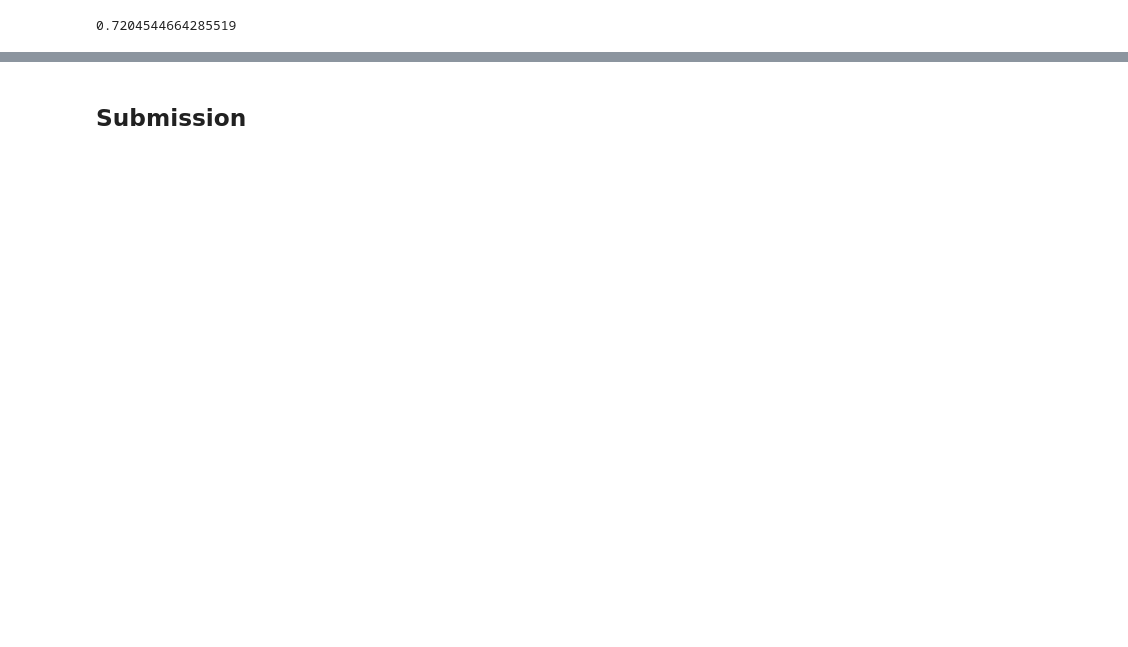
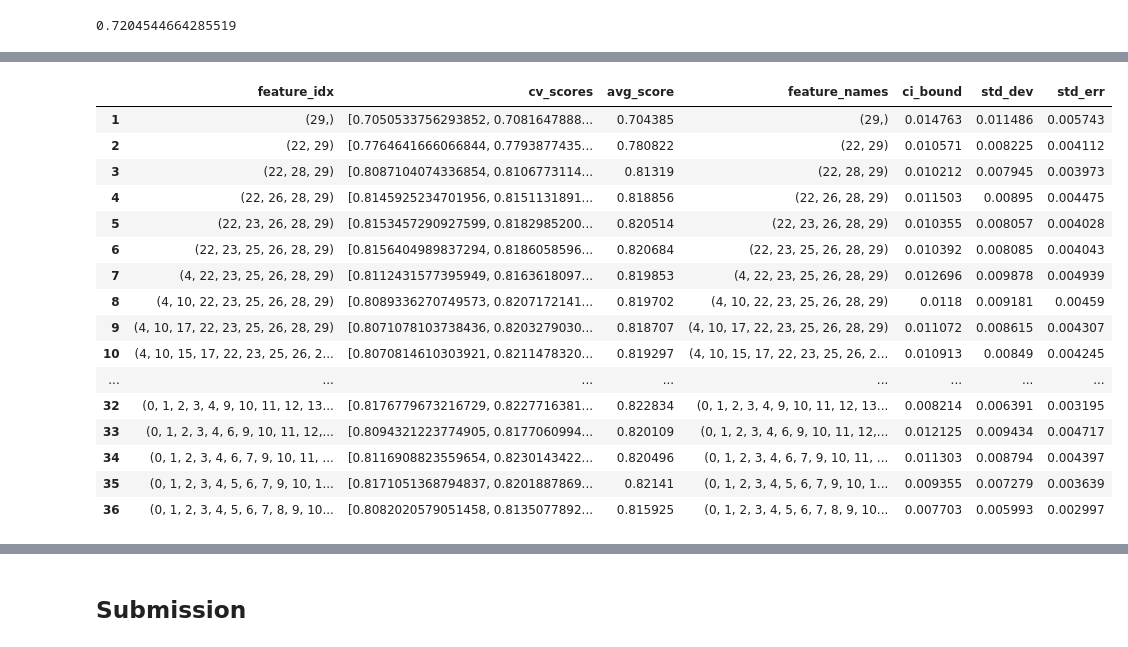
Before and after one commit to FelixFern/FINDIT-2023-ODE, a Jupyter notebook: main.ipynb, the cells around one changed output, grey strips where cells are left out. Saved outputs shown, nothing was run; the diff lists cells and outputs as text; code cells hidden in the pictures; blank space fills up the shorter version.

```diff
--- a/main.ipynb
+++ b/main.ipynb
@@ -956,0 +1004,21 @@ len(predictions_flu)
+# %%
+sfdf1 = pd.DataFrame.from_dict(sfs1.get_metric_dict()).T
+sfdf1
+# %% [output]
+|  | feature_idx | cv_scores | avg_score | feature_names | ci_bound | std_dev | std_err |
+| 1 | (29,) | [0.7050533756293852, 0.7081647888... | 0.704385 | (29,) | 0.014763 | 0.011486 | 0.005743 |
+| 2 | (22, 29) | [0.7764641666066844, 0.7793877435... | 0.780822 | (22, 29) | 0.010571 | 0.008225 | 0.004112 |
+| 3 | (22, 28, 29) | [0.8087104074336854, 0.8106773114... | 0.81319 | (22, 28, 29) | 0.010212 | 0.007945 | 0.003973 |
+| 4 | (22, 26, 28, 29) | [0.8145925234701956, 0.8151131891... | 0.818856 | (22, 26, 28, 29) | 0.011503 | 0.00895 | 0.004475 |
+| 5 | (22, 23, 26, 28, 29) | [0.8153457290927599, 0.8182985200... | 0.820514 | (22, 23, 26, 28, 29) | 0.010355 | 0.008057 | 0.004028 |
+| 6 | (22, 23, 25, 26, 28, 29) | [0.8156404989837294, 0.8186058596... | 0.820684 | (22, 23, 25, 26, 28, 29) | 0.010392 | 0.008085 | 0.004043 |
+| 7 | (4, 22, 23, 25, 26, 28, 29) | [0.8112431577395949, 0.8163618097... | 0.819853 | (4, 22, 23, 25, 26, 28, 29) | 0.012696 | 0.009878 | 0.004939 |
+| 8 | (4, 10, 22, 23, 25, 26, 28, 29) | [0.8089336270749573, 0.8207172141... | 0.819702 | (4, 10, 22, 23, 25, 26, 28, 29) | 0.0118 | 0.009181 | 0.00459 |
+| 9 | (4, 10, 17, 22, 23, 25, 26, 28, 29) | [0.8071078103738436, 0.8203279030... | 0.818707 | (4, 10, 17, 22, 23, 25, 26, 28, 29) | 0.011072 | 0.008615 | 0.004307 |
+| 10 | (4, 10, 15, 17, 22, 23, 25, 26, 2... | [0.8070814610303921, 0.8211478320... | 0.819297 | (4, 10, 15, 17, 22, 23, 25, 26, 2... | 0.010913 | 0.00849 | 0.004245 |
+| ... | ... | ... | ... | ... | ... | ... | ... |
+| 32 | (0, 1, 2, 3, 4, 9, 10, 11, 12, 13... | [0.8176779673216729, 0.8227716381... | 0.822834 | (0, 1, 2, 3, 4, 9, 10, 11, 12, 13... | 0.008214 | 0.006391 | 0.003195 |
+| 33 | (0, 1, 2, 3, 4, 6, 9, 10, 11, 12,... | [0.8094321223774905, 0.8177060994... | 0.820109 | (0, 1, 2, 3, 4, 6, 9, 10, 11, 12,... | 0.012125 | 0.009434 | 0.004717 |
+| 34 | (0, 1, 2, 3, 4, 6, 7, 9, 10, 11, ... | [0.8116908823559654, 0.8230143422... | 0.820496 | (0, 1, 2, 3, 4, 6, 7, 9, 10, 11, ... | 0.011303 | 0.008794 | 0.004397 |
+| 35 | (0, 1, 2, 3, 4, 5, 6, 7, 9, 10, 1... | [0.8171051368794837, 0.8201887869... | 0.82141 | (0, 1, 2, 3, 4, 5, 6, 7, 9, 10, 1... | 0.009355 | 0.007279 | 0.003639 |
+| 36 | (0, 1, 2, 3, 4, 5, 6, 7, 8, 9, 10... | [0.8082020579051458, 0.8135077892... | 0.815925 | (0, 1, 2, 3, 4, 5, 6, 7, 8, 9, 10... | 0.007703 | 0.005993 | 0.002997 |
```
Also changed, not shown: parts of 51 cells of this notebook, 5 other files.
